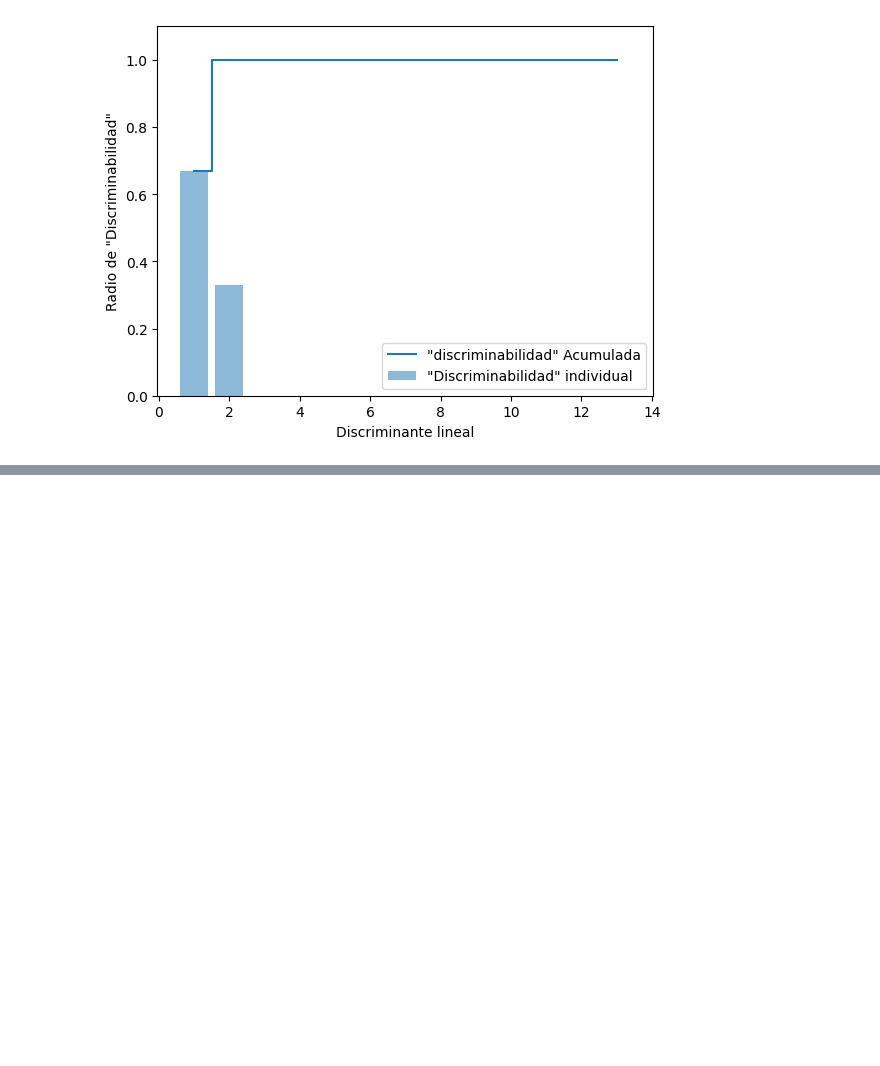
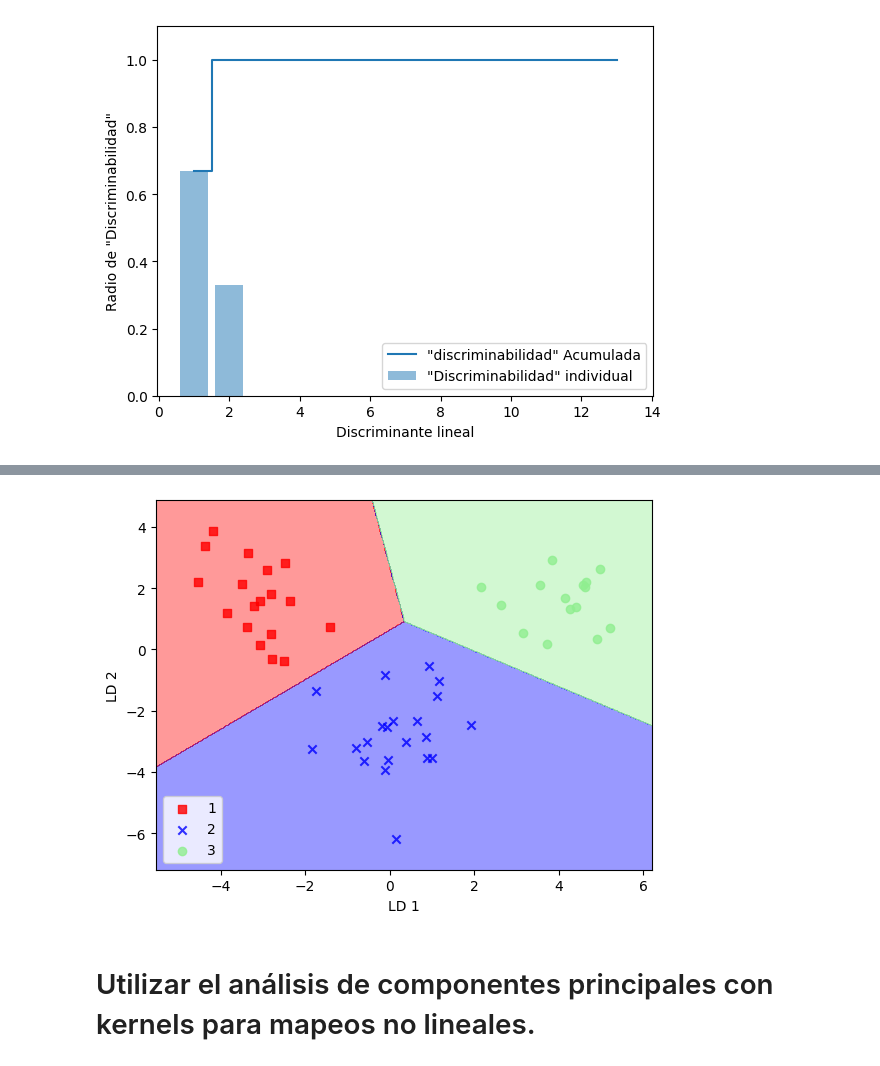
Before and after one commit to juancaalcaraz/practicaML, a Jupyter notebook: practicando_DS_wine.ipynb, the cells around one changed output, grey strips where cells are left out. Drawn from its saved outputs; the diff is of its cells as text; code cells hidden in the pictures; blank space fills up the shorter version.

```diff
--- a/practicando_DS_wine.ipynb
+++ b/practicando_DS_wine.ipynb
@@ -564,0 +623,11 @@ plt.show()
+# %%
+X_test_lda = lda.transform(X_test_std)
+plot_decision_regions(X_test_lda, y_test, classifier=lr)
+plt.xlabel('LD 1')
+plt.ylabel('LD 2')
+plt.legend(loc='lower left')
+plt.show()
+# %% [output]
+[figure, added]
+# %% [markdown]
+# Utilizar el análisis de componentes principales con kernels para mapeos no lineales.
```
Also changed, not shown: parts of 39 cells of this notebook.
